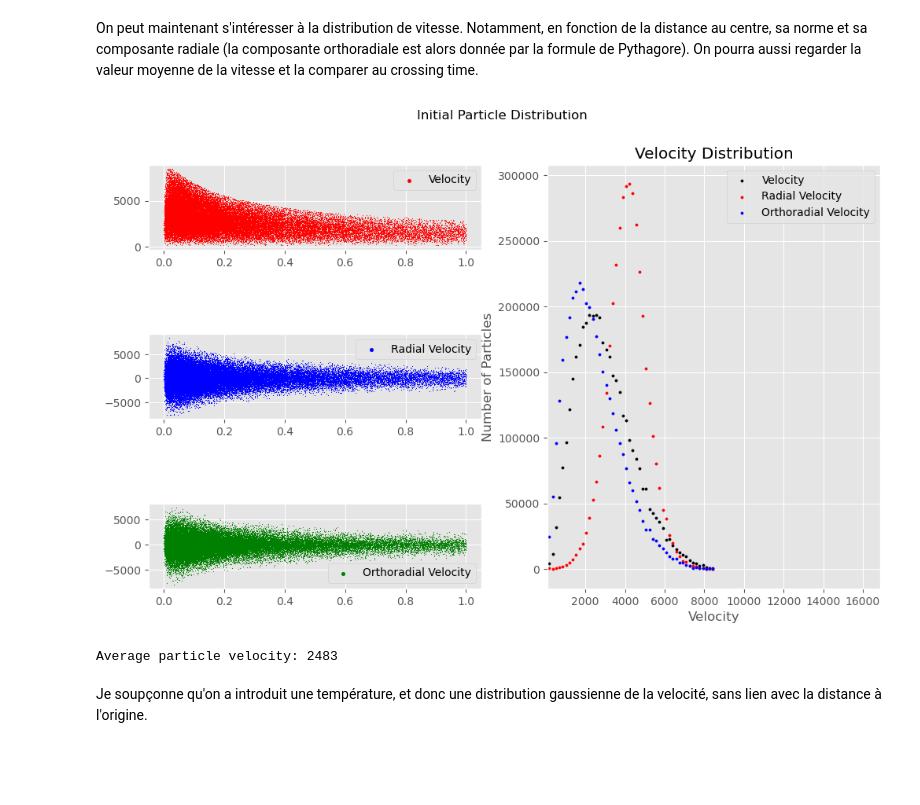
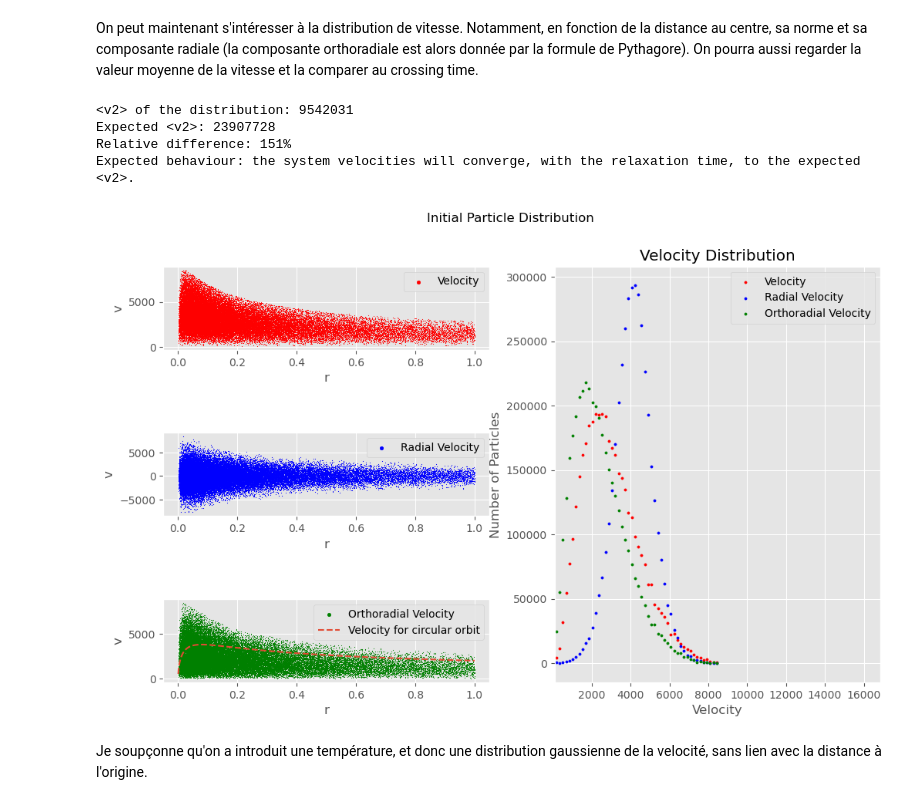
Before and after one commit to ProfesseurShadoko/compastro, a Jupyter notebook: scripts/main.ipynb, the cells around one changed output. Drawn from its saved outputs; the diff is of its cells as text; code cells hidden in the pictures; blank space fills up the shorter version.

```diff
--- a/scripts/main.ipynb
+++ b/scripts/main.ipynb
@@ -206,53 +217,75 @@ grid = GridSpec(3, 2, hspace=1)
 plt.subplot(grid[0, 0])
 plt.scatter(df_to_plot["r"], df_to_plot["v"], color='red', s=0.1)
 plt.scatter([],[], label="Velocity", color='red', s=10)
+plt.xlabel('r')
+plt.ylabel('v')
 plt.legend()
 
 plt.subplot(grid[1, 0])
 plt.scatter(df_to_plot["r"], df_to_plot["vr"], color='blue', s=0.1)
 plt.scatter([],[], label="Radial Velocity", color='blue', s=10)
+plt.xlabel('r')
+plt.ylabel('v')
 plt.legend()
 
 plt.subplot(grid[2, 0])
-plt.scatter(df_to_plot["r"], df_to_plot["v_theta"], color='green', s=0.1)
+plt.scatter(df_to_plot["r"], df_to_plot["v_ortho"], color='green', s=0.1)
 plt.scatter([],[], label="Orthoradial Velocity", color='green', s=10)
+plt.xlabel('r')
+plt.ylabel('v')
+
+# let's plot also the theoretical velocity for circular orbit based on M(r)
+r=np.array(sorted(df_to_plot['r']))
+plt.plot(r, v_circular(r), label="Velocity for circular orbit", linestyle="--")
+
 plt.legend()
 
 
 plt.subplot(grid[:,1])
 
 # we need this data if we want to do a fit
 hist, bin_edges = np.histogram(df_to_plot["v"], bins=NBINS, weights=df_to_plot["m"])
 hist_radial, bin_edges_radial = np.histogram(df_to_plot["vr"], bins=NBINS, weights=df_to_plot["m"])
-hist_orthoradial, bin_edges_orthoradial = np.histogram(np.sqrt(df_to_plot["v"]**2 - df_to_plot["vr"]**2), bins=NBINS, weights=df_to_plot["m"])
+hist_orthoradial, bin_edges_orthoradial = np.histogram(df_to_plot['v_ortho'], bins=NBINS, weights=df_to_plot["m"])
 bin_centers = (bin_edges[1:] + bin_edges[:-1]) / 2
 x = np.linspace(min(bin_centers), max(bin_centers), 1000)
 
+
+# what are <v^2> according to this and according to sqrt(GM/R)?
+R_half = (1 + np.sqrt(2)) * a
+M_tot = particles_data['m'].sum()
+th_v_squared = 1*M_tot / R_half
+actual_v_squared = np.mean(particles_data['v']**2)
+
+print(f"<v2> of the distribution: {actual_v_squared:.0f}")
+print(f"Expected <v2>: {th_v_squared:.0f}")
+print(f"Relative difference: {np.abs(actual_v_squared - th_v_squared)/actual_v_squared:.0%}")
+print("Expected behaviour: the system velocities will converge, with the relaxation time, to the expected <v2>.")
 
 
 # count the number of particles in each bin
 
 plt.title("Velocity Distribution")
 
-plt.scatter(bin_centers, hist, color='black', s=5, label="Velocity")
-plt.scatter(bin_centers, hist_radial, color='red', s=5, label="Radial Velocity")
-plt.scatter(bin_centers, hist_orthoradial, color='blue', s=5, label="Orthoradial Velocity")
+plt.scatter(bin_centers, hist, color='red', s=5, label="Velocity")
+plt.scatter(bin_centers, hist_radial, color='blue', s=5, label="Radial Velocity")
+plt.scatter(bin_centers, hist_orthoradial, color='green', s=5, label="Orthoradial Velocity")
 
 plt.xlabel("Velocity")
 plt.ylabel("Number of Particles")
 plt.xlim(np.min(x)/2, np.max(x)*2)
 
 #plt.xscale("log")
 #plt.yscale("log")
 
 plt.legend()
 plt.show()
 # %% [output]
+<v2> of the distribution: 9542031
+Expected <v2>: 23907728
+Relative difference: 151%
+Expected behaviour: the system velocities will converge, with the relaxation time, to the expected <v2>.
-[figure, old version]
+[figure, new version]
-# %%
-print(f"Average particle velocity: {particles_data['v'].median():.0f}")
-# %% [output]
-Average particle velocity: 2483
 # %% [markdown]
 Je soupçonne qu'on a introduit une température, et donc une distribution gaussienne de la velocité, sans lien avec la distance à l'origine.
 # %% [markdown]
```
Also changed, not shown: parts of 25 cells of this notebook, 9 other files.
